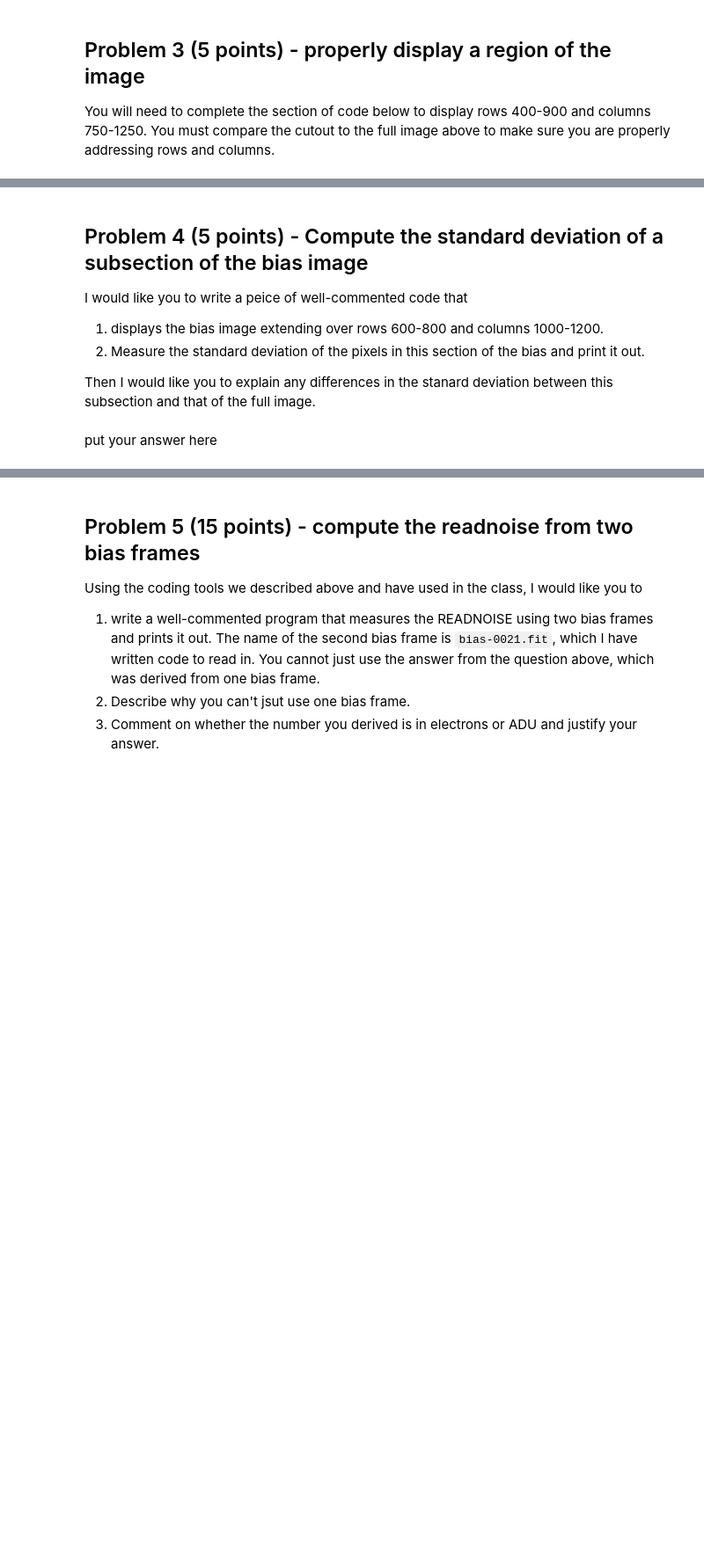
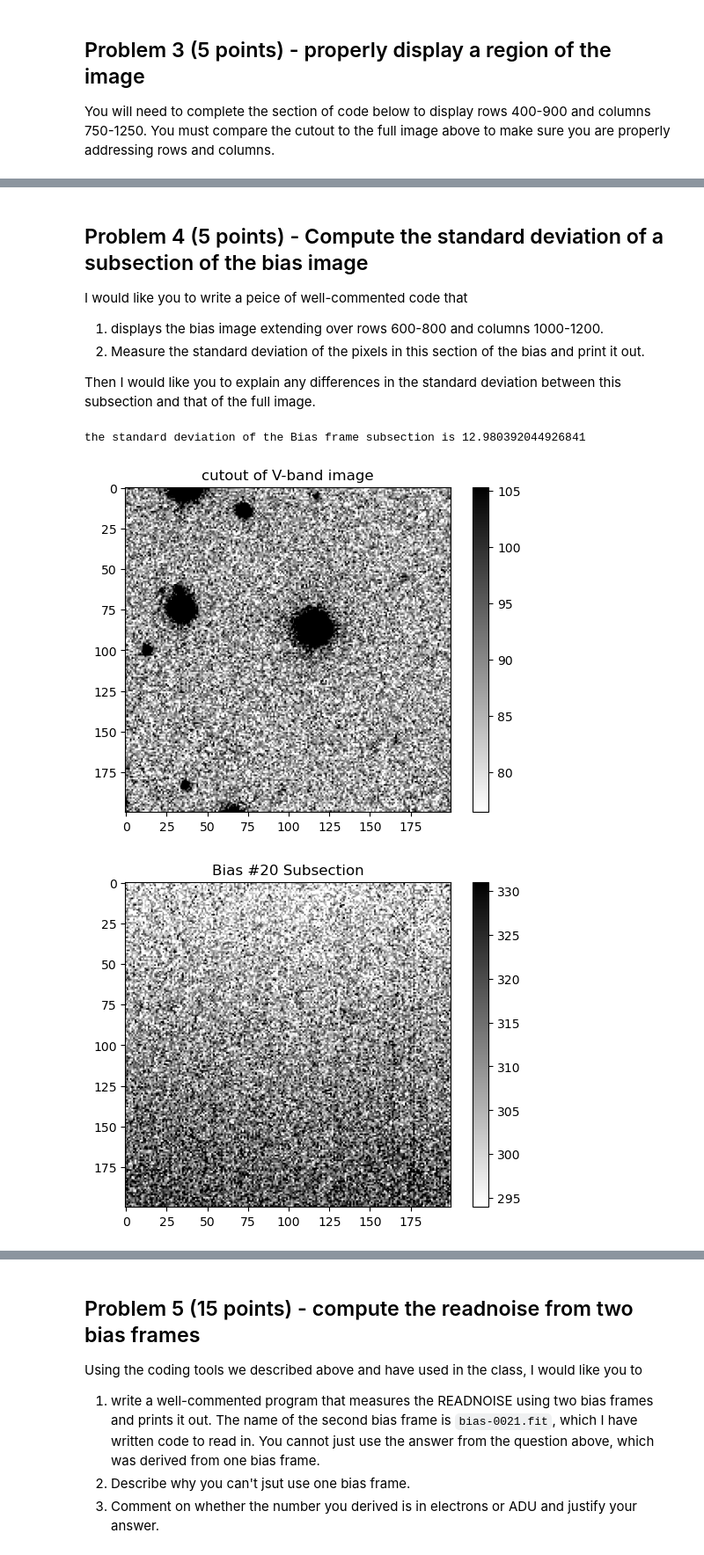
Before and after one commit to OZafuta/Reductionproject_student, a Jupyter notebook: characterize_CCD_student.ipynb, the cells around one changed output, grey strips where cells are left out. Shown at 88% size. Cells and saved outputs as stored; diff of their text form; code cells hidden in the pictures; blank space fills up the shorter version.

```diff
--- a/characterize_CCD_student.ipynb
+++ b/characterize_CCD_student.ipynb
@@ -143,4 +149,4 @@ I would like you to write a peice of well-commented code that
 1. displays the bias image extending over rows 600-800 and columns 1000-1200.
 2. Measure the standard deviation of the pixels in this section of the bias and print it out.
 
-Then I would like you to explain any differences in the stanard deviation between this subsection and that of the full image.
+Then I would like you to explain any differences in the standard deviation between this subsection and that of the full image.
@@ -150,2 +153,17 @@ Then I would like you to explain any differences in the stanard deviation betwee
-# %% [markdown]
-put your answer here
+# %%
+#Put your code here
+#***********************
+imdisplay(data_vimproc[599:799, 999:1199]) #displaying only that area of the image
+plt.title("cutout of V-band image")
+
+plt.figure()
+data_bias1, header_bias1 = fits.getdata('bias-0020.fit',header=True) #calling the fits file to get the image information
+imdisplay(data_bias1[599:799, 999:1199]) #displaying the image data from the fits file only for the subsection
+plt.title("Bias #20 Subsection")
+
+print("the standard deviation of the Bias frame subsection is", np.std(data_bias1[599:799, 999:1199]))  #finding standard deviation the image data from the fits
+                                                                                                        #file only for the subsection
+# %% [output]
+the standard deviation of the Bias frame subsection is 12.980392044926841
+[figure, added]
+[figure, added]
```
Also changed, not shown: parts of 6 cells of this notebook.
